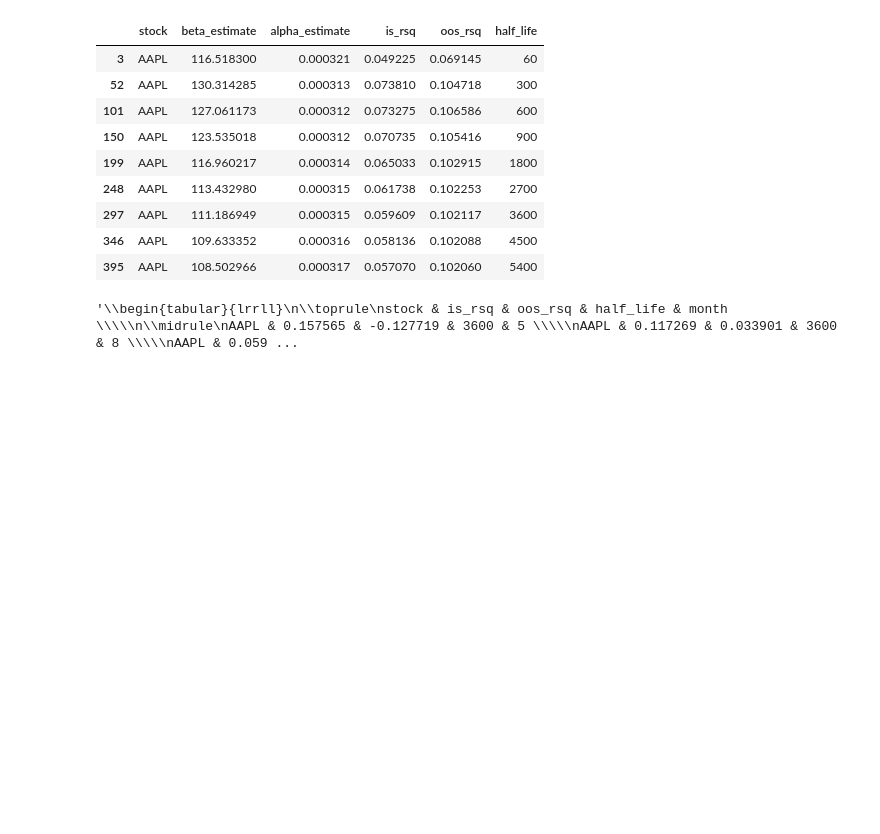
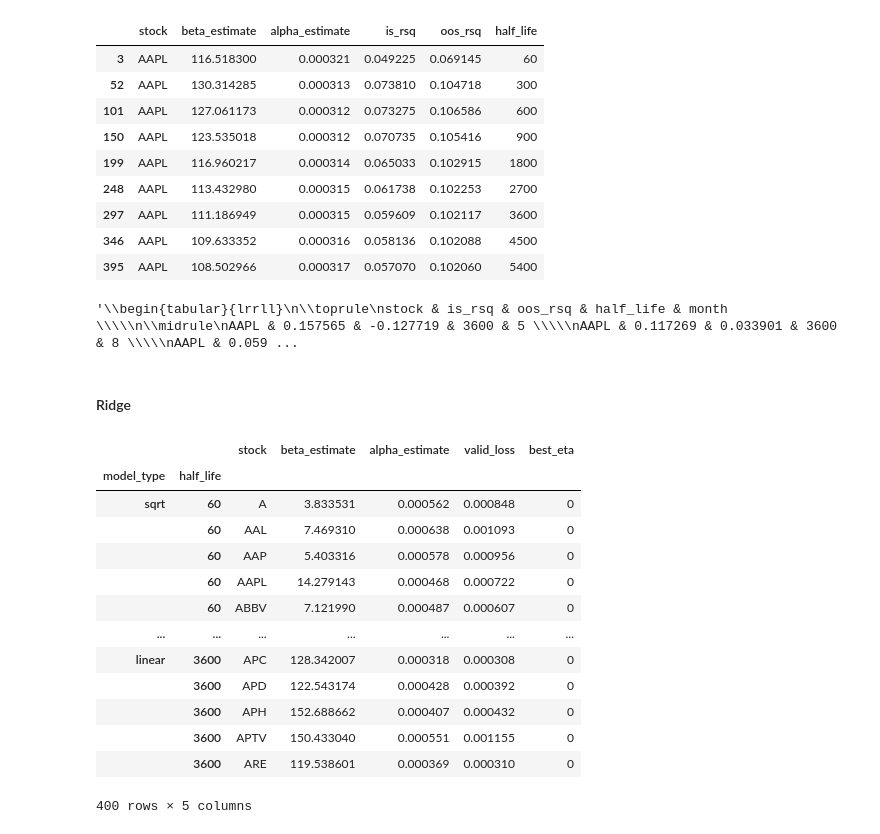
Before and after one commit to kelvin386/QuantTradingProject, a Jupyter notebook: Impact_model_comparisons.ipynb, the cells around one changed output. Cells and saved outputs as stored; diff of their text form; code cells hidden in the pictures; blank space fills up the shorter version.

```diff
--- a/Impact_model_comparisons.ipynb
+++ b/Impact_model_comparisons.ipynb
@@ -135,3 +137,34 @@ table_to_show.drop(columns=['beta_estimate', 'alpha_estimate'], inplace=True)
 table_to_show.to_latex(index=False)
 # %% [output]
 '\\begin{tabular}{lrrll}\n\\toprule\nstock & is_rsq & oos_rsq & half_life & month \\\\\n\\midrule\nAAPL & 0.157565 & -0.127719 & 3600 & 5 \\\\\nAAPL & 0.117269 & 0.033901 & 3600 & 8 \\\\\nAAPL & 0.059 ...
+# %% [markdown]
+#### Ridge
+# %%
+with open("./impact_model_summary/ridge1_summary.pkl", 'rb') as f:
+    ridge_summary = pickle.load(f)
+# %%
+ridge_summary.set_index(['model_type', 'half_life'])
+fig, ax = plt.subplots(2, 3, figsize=(12,6))
+d = {'linear': 'OW', 'sqrt': 'AFS'}
+i = 0
+for model_type in ridge_summary['model_type'].unique():
+    for half_life in ridge_summary['half_life'].unique():
+        valid_loss = ridge_summary[(ridge_summary['model_type']==model_type) & (ridge_summary['half_life']==half_life)]['valid_loss']
+        valid_loss.plot(label=f'{model_type}, {half_life/60:.0f} min', ax=ax[i//3, i%3])
+        ax[i//3, i%3].set_title(f'{d[model_type]}')
+        i += 1
+# %% [output]
+|  |  | stock | beta_estimate | alpha_estimate | valid_loss | best_eta |
+| model_type | half_life |  |  |  |  |  |
+| sqrt | 60 | A | 3.833531 | 0.000562 | 0.000848 | 0 |
+|  | 60 | AAL | 7.469310 | 0.000638 | 0.001093 | 0 |
+|  | 60 | AAP | 5.403316 | 0.000578 | 0.000956 | 0 |
+|  | 60 | AAPL | 14.279143 | 0.000468 | 0.000722 | 0 |
+|  | 60 | ABBV | 7.121990 | 0.000487 | 0.000607 | 0 |
+| ... | ... | ... | ... | ... | ... | ... |
+| linear | 3600 | APC | 128.342007 | 0.000318 | 0.000308 | 0 |
+|  | 3600 | APD | 122.543174 | 0.000428 | 0.000392 | 0 |
+|  | 3600 | APH | 152.688662 | 0.000407 | 0.000432 | 0 |
+|  | 3600 | APTV | 150.433040 | 0.000551 | 0.001155 | 0 |
+|  | 3600 | ARE | 119.538601 | 0.000369 | 0.000310 | 0 |
+400 rows × 5 columns
```
Also changed, not shown: parts of 1 cell of this notebook, 2 other files.
